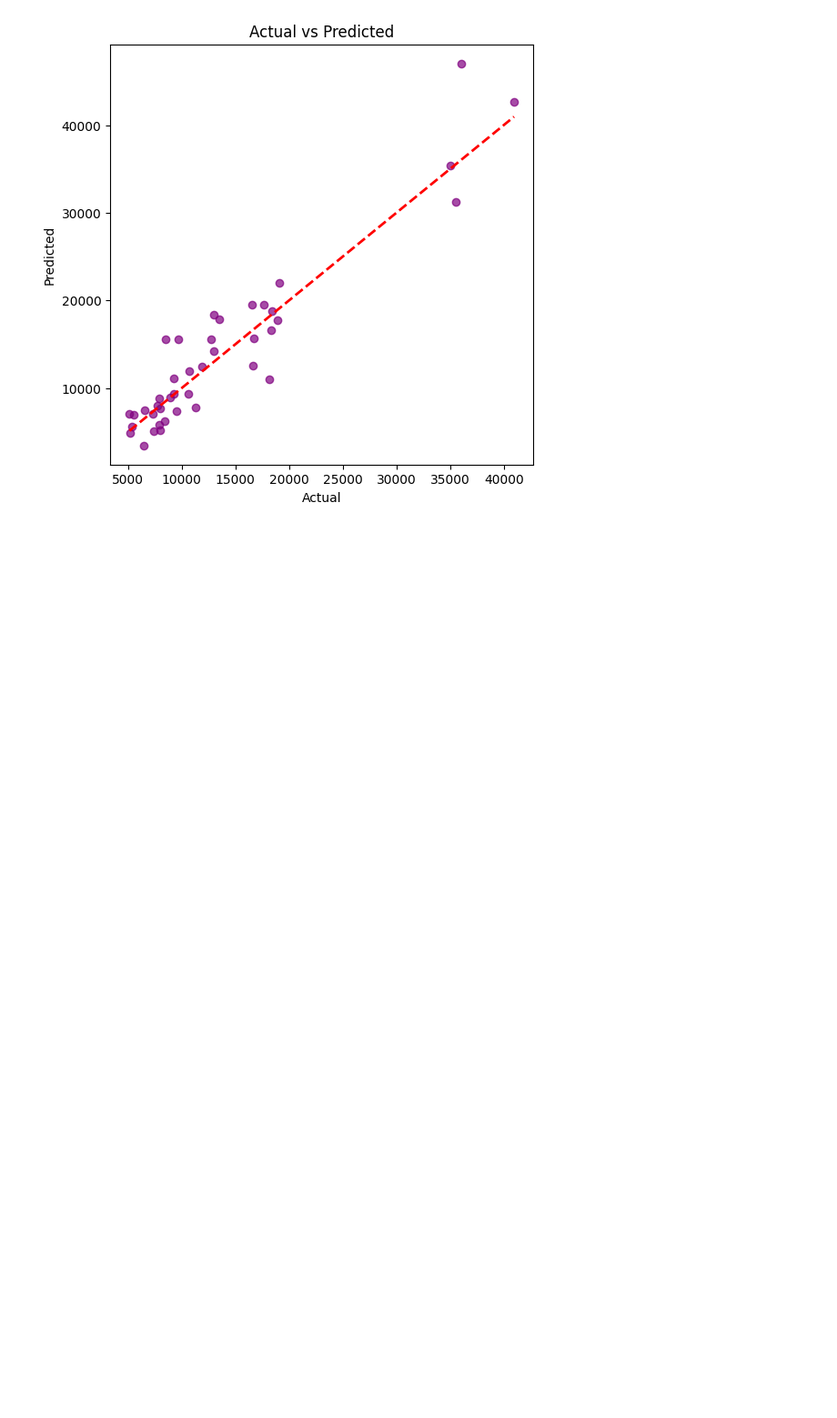
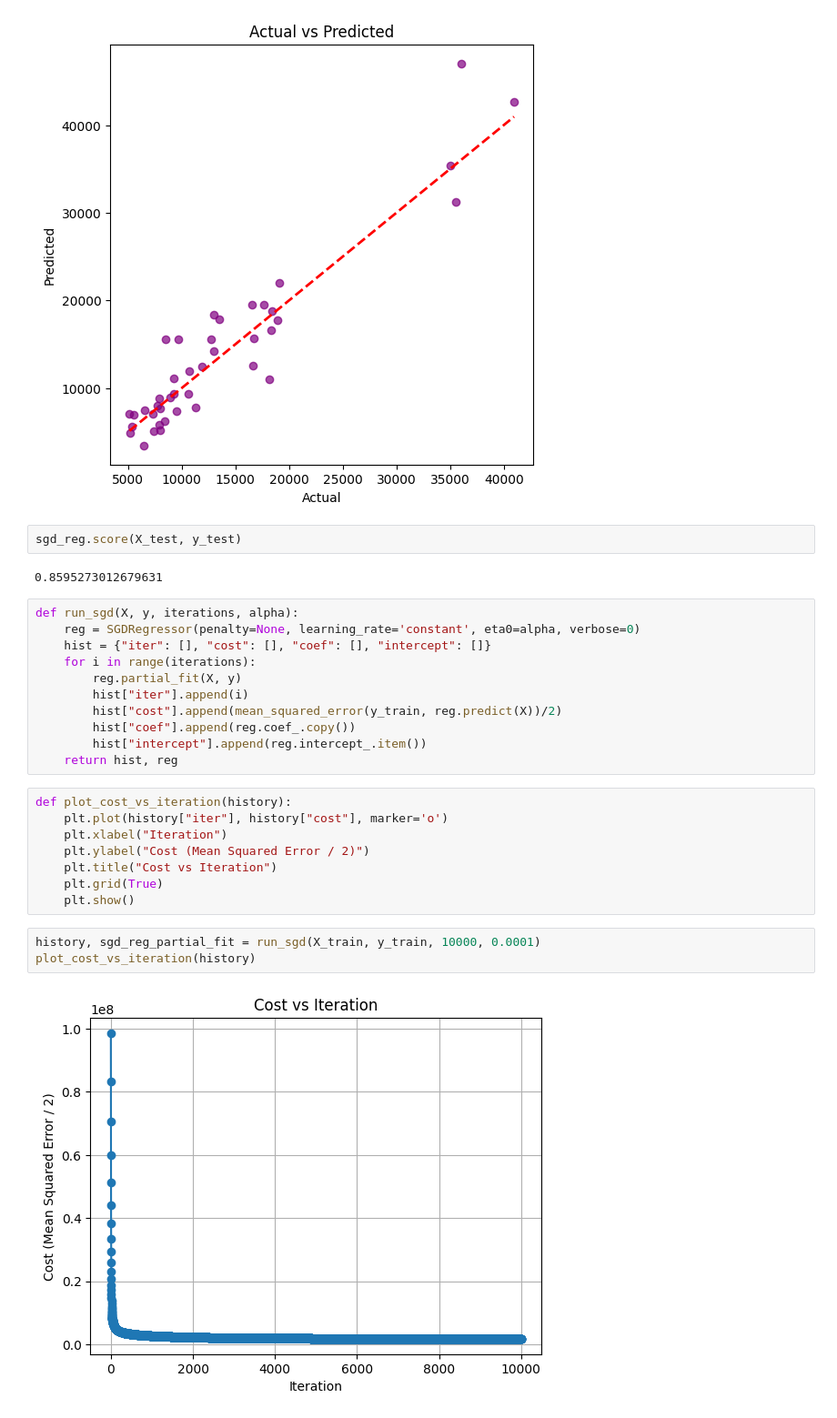
Before and after one commit to Krojan/car-price-prediction, a Jupyter notebook: price-prediction.ipynb, the cells around one changed output. Shown at 91% size. Saved outputs shown, nothing was run; the diff lists cells and outputs as text; blank space fills up the shorter version.

Commit message:
add partial fit to calculate cost wrt iteration

```diff
--- a/price-prediction.ipynb
+++ b/price-prediction.ipynb
@@ -593,3 +593,31 @@ MSE  : 10796582.618
 RMSE : 3285.815
 R²   : 0.860
 [figure]
+# %%
+sgd_reg.score(X_test, y_test)
+# %% [output]
+0.8595273012679631
+# %%
+def run_sgd(X, y, iterations, alpha):
+    reg = SGDRegressor(penalty=None, learning_rate='constant', eta0=alpha, verbose=0)
+    hist = {"iter": [], "cost": [], "coef": [], "intercept": []}
+    for i in range(iterations):
+        reg.partial_fit(X, y)
+        hist["iter"].append(i)
+        hist["cost"].append(mean_squared_error(y_train, reg.predict(X))/2)
+        hist["coef"].append(reg.coef_.copy())
+        hist["intercept"].append(reg.intercept_.item())
+    return hist, reg
+# %%
+def plot_cost_vs_iteration(history):
+    plt.plot(history["iter"], history["cost"], marker='o')
+    plt.xlabel("Iteration")
+    plt.ylabel("Cost (Mean Squared Error / 2)")
+    plt.title("Cost vs Iteration")
+    plt.grid(True)
+    plt.show()
+# %%
+history, sgd_reg_partial_fit = run_sgd(X_train, y_train, 10000, 0.0001)
+plot_cost_vs_iteration(history)
+# %% [output]
+[figure, added]
```
Also changed, not shown: parts of 3 cells of this notebook.
